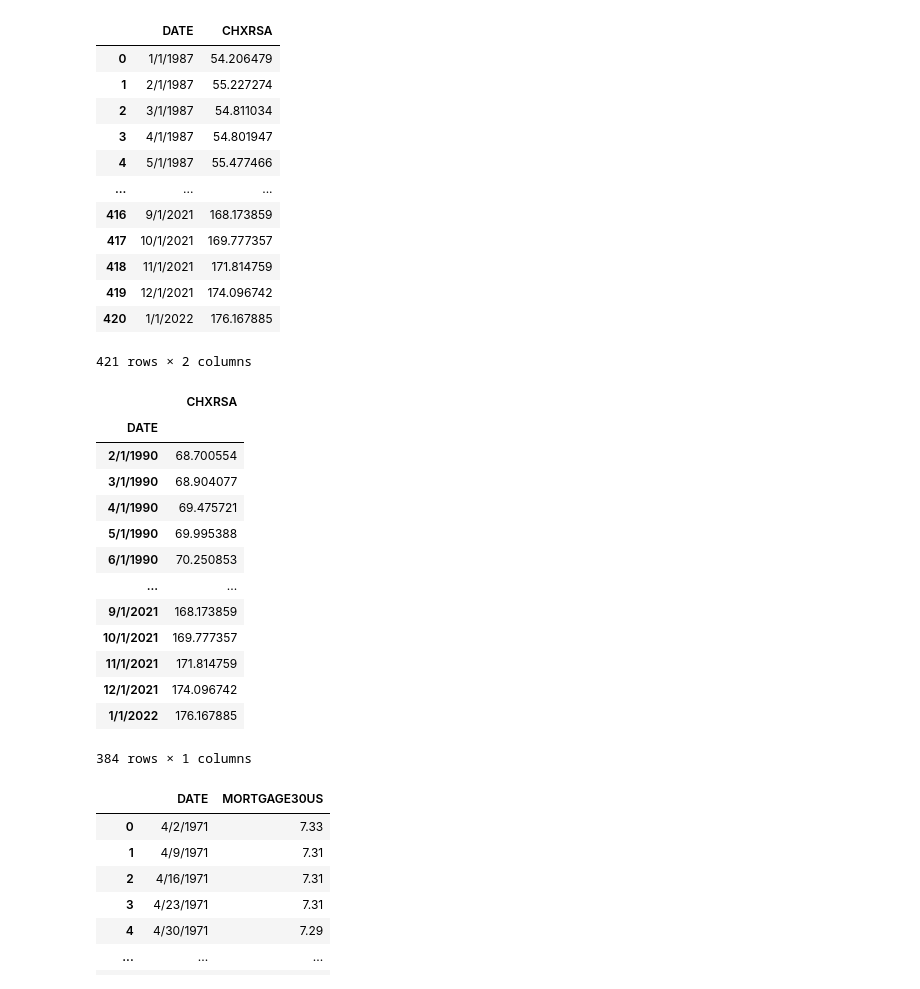
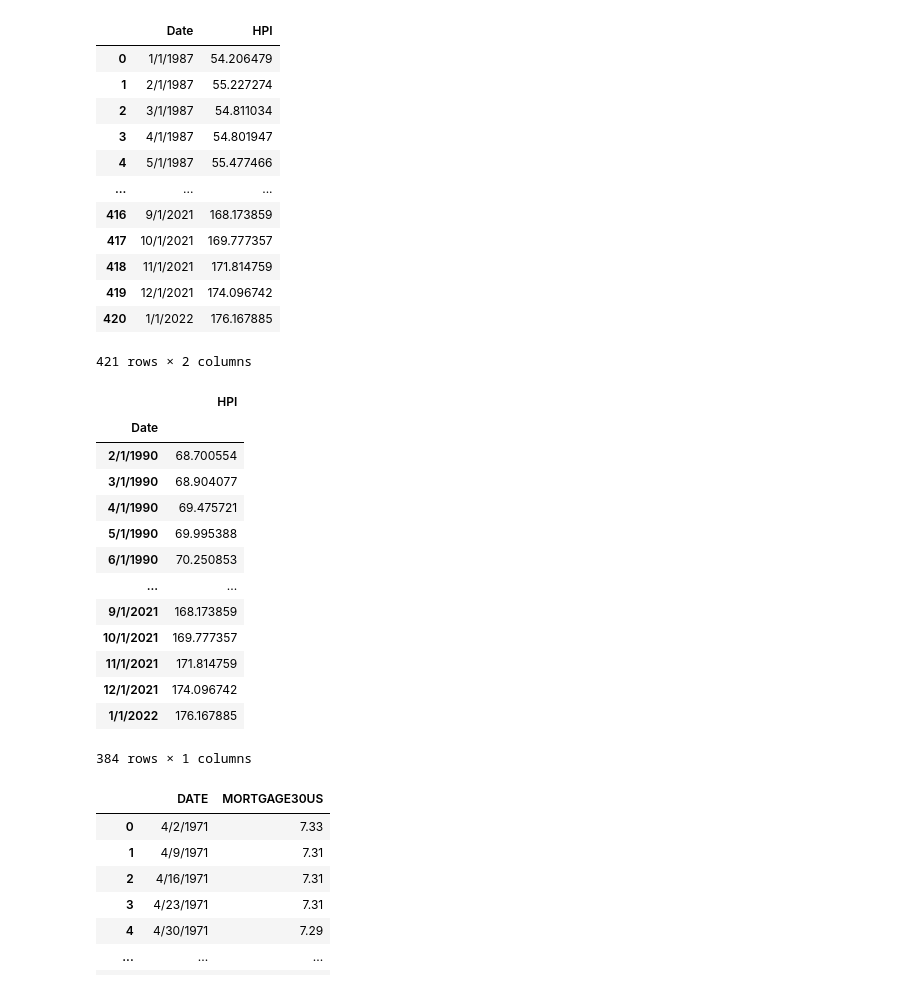
Before and after one commit to oh-be/project4, a Jupyter notebook: Features Datasets/Features.ipynb, the cells around one changed output. Cells and saved outputs as stored; diff of their text form; code cells hidden in the pictures.

```diff
--- a/Features Datasets/Features.ipynb
+++ b/Features Datasets/Features.ipynb
@@ -1,11 +1,12 @@
 # %%
 #  Import and read the ChicagoHPI.csv.
 import pandas as pd
 hpi_df = pd.read_csv("ChicagoHPI.csv")
+hpi_df.rename(columns = {'CHXRSA':'HPI', 'DATE':'Date'}, inplace = True)
 hpi_df
 #1/1/1987-1/1/2022 Monthly
 # %% [output]
-|  | DATE | CHXRSA |
+|  | Date | HPI |
 | 0 | 1/1/1987 | 54.206479 |
 | 1 | 2/1/1987 | 55.227274 |
 | 2 | 3/1/1987 | 54.811034 |
@@ -20,11 +21,11 @@ hpi_df
 421 rows × 2 columns
 # %%
 hpi_df = hpi_df.iloc[37:]
-hpi_df = hpi_df.set_index('DATE')
+hpi_df = hpi_df.set_index('Date')
 hpi_df
 # %% [output]
-|  | CHXRSA |
-| DATE |  |
+|  | HPI |
+| Date |  |
 | 2/1/1990 | 68.700554 |
 | 3/1/1990 | 68.904077 |
 | 4/1/1990 | 69.475721 |
```
Also changed, not shown: parts of 13 cells of this notebook, 1 other file.
